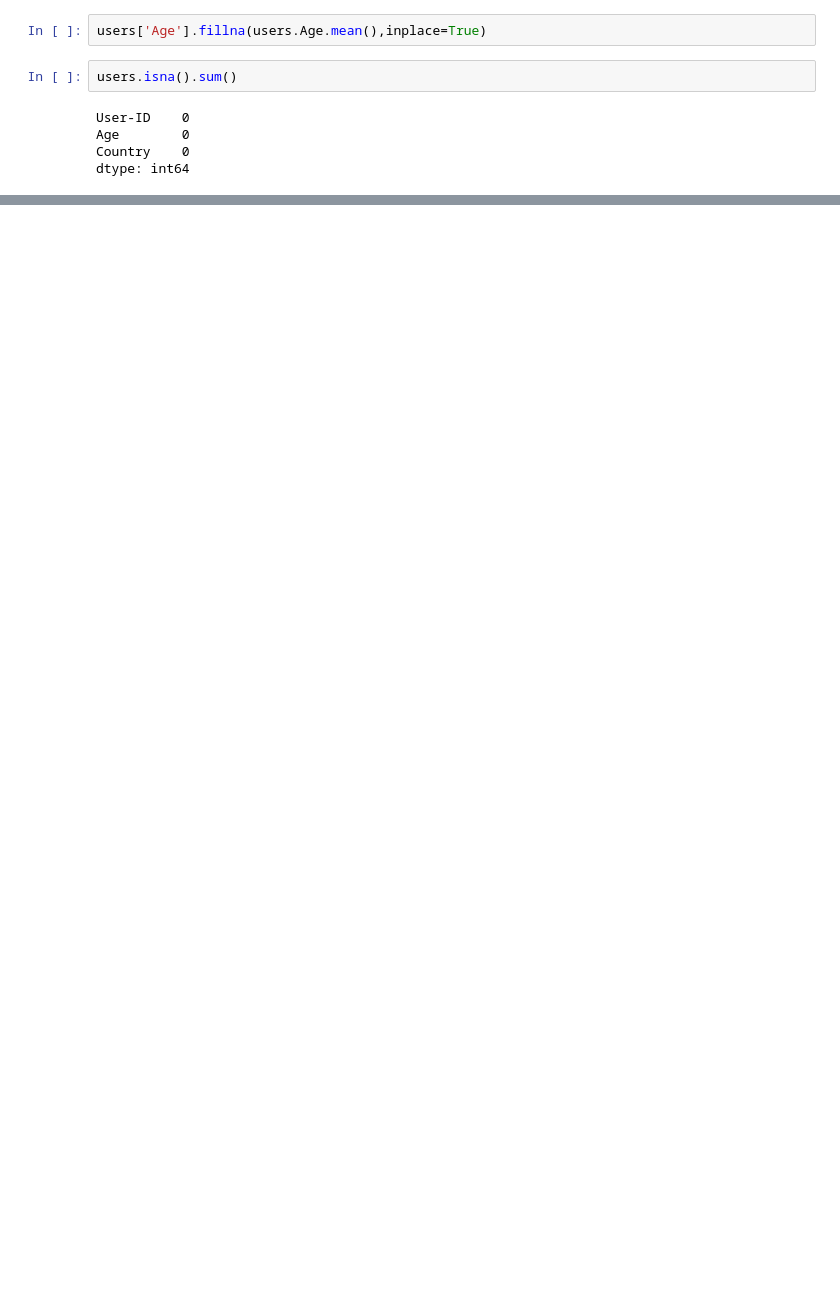
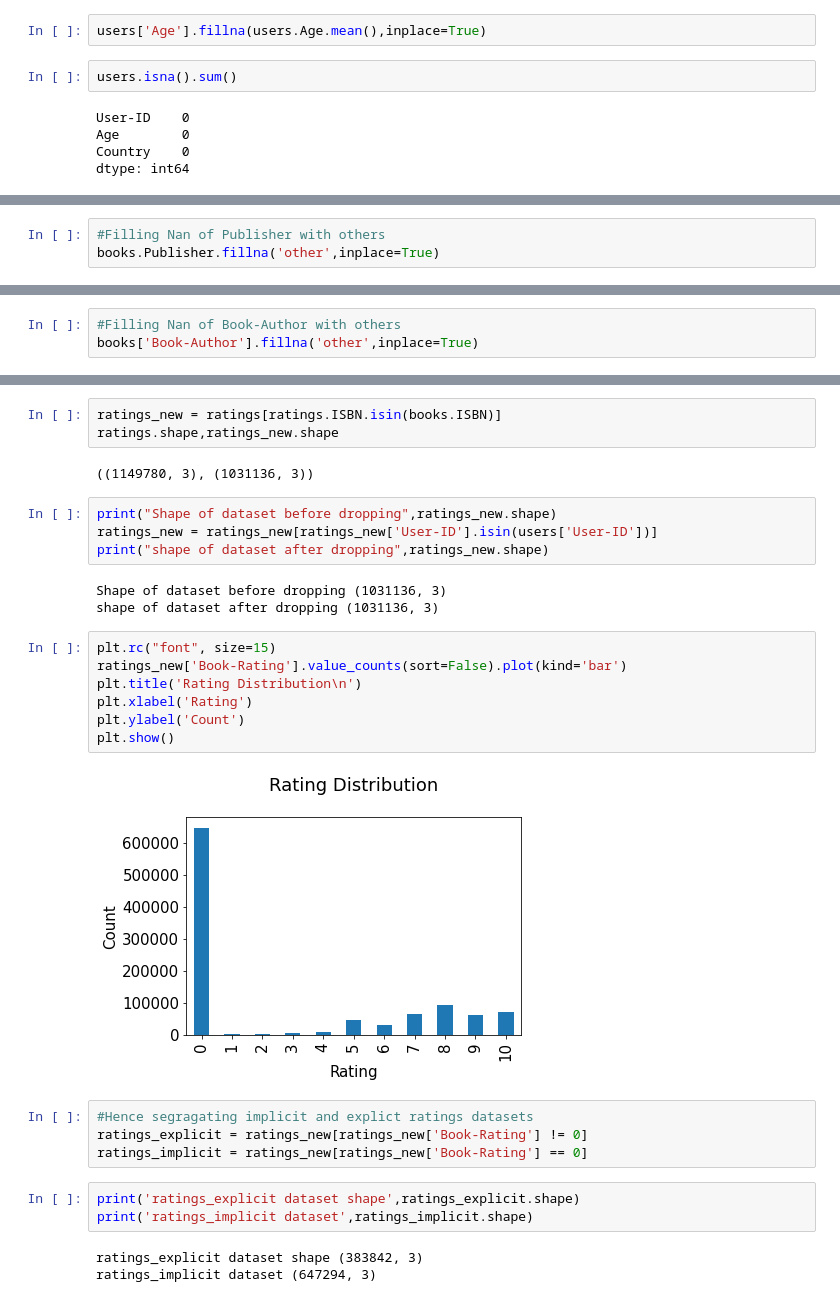
Before and after one commit to CodeWithSridhar/Book-Recommendation-System, a Jupyter notebook: Book_Recommendation_System.ipynb, the cells around one changed output, grey strips where cells are left out. Drawn from its saved outputs; the diff is of its cells as text; blank space fills up the shorter version.

```diff
--- a/Book_Recommendation_System.ipynb
+++ b/Book_Recommendation_System.ipynb
@@ -192,0 +358,3 @@ dtype: int64
+# %%
+#Filling Nan of Publisher with others
+books.Publisher.fillna('other',inplace=True)
@@ -192,0 +367,3 @@ dtype: int64
+# %%
+#Filling Nan of Book-Author with others
+books['Book-Author'].fillna('other',inplace=True)
@@ -192,0 +390,31 @@ dtype: int64
+# %%
+ratings_new = ratings[ratings.ISBN.isin(books.ISBN)]
+ratings.shape,ratings_new.shape
+# %% [output]
+((1149780, 3), (1031136, 3))
+# %%
+print("Shape of dataset before dropping",ratings_new.shape)
+ratings_new = ratings_new[ratings_new['User-ID'].isin(users['User-ID'])]
+print("shape of dataset after dropping",ratings_new.shape)
+# %% [output]
+Shape of dataset before dropping (1031136, 3)
+shape of dataset after dropping (1031136, 3)
+# %%
+plt.rc("font", size=15)
+ratings_new['Book-Rating'].value_counts(sort=False).plot(kind='bar')
+plt.title('Rating Distribution\n')
+plt.xlabel('Rating')
+plt.ylabel('Count')
+plt.show()
+# %% [output]
+[figure, added]
+# %%
+#Hence segragating implicit and explict ratings datasets
+ratings_explicit = ratings_new[ratings_new['Book-Rating'] != 0]
+ratings_implicit = ratings_new[ratings_new['Book-Rating'] == 0]
+# %%
+print('ratings_explicit dataset shape',ratings_explicit.shape)
+print('ratings_implicit dataset',ratings_implicit.shape)
+# %% [output]
+ratings_explicit dataset shape (383842, 3)
+ratings_implicit dataset (647294, 3)
```
Also changed, not shown: parts of 152 cells of this notebook.
